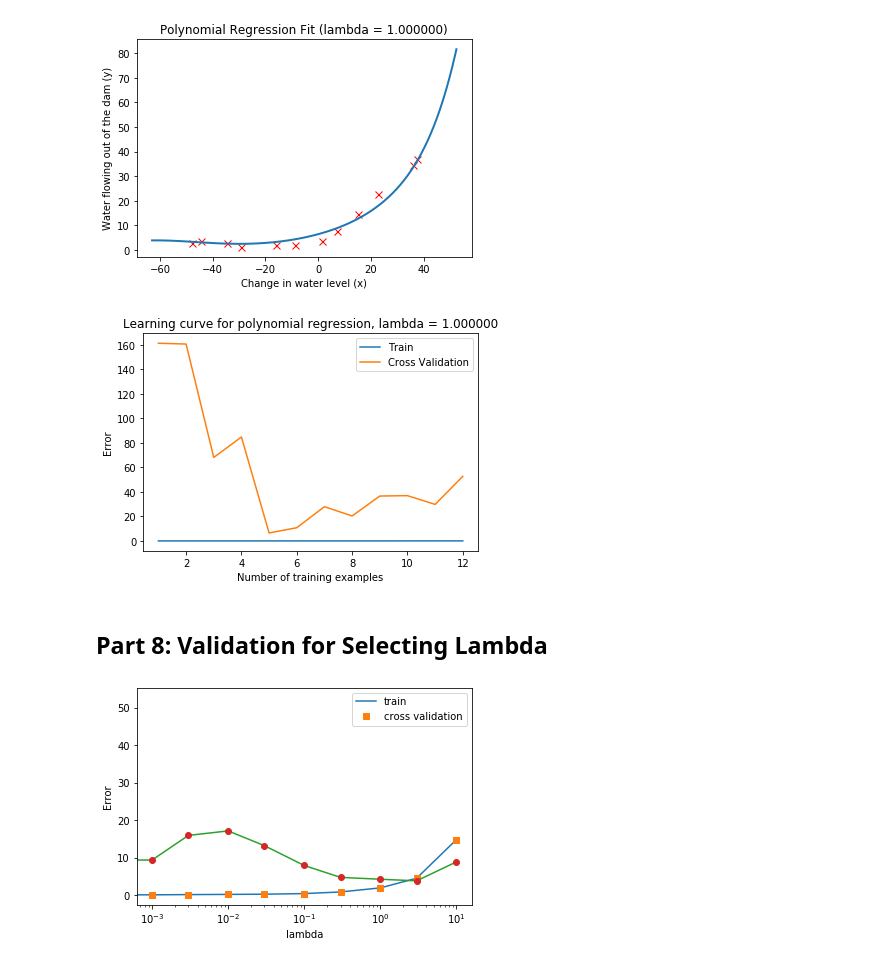
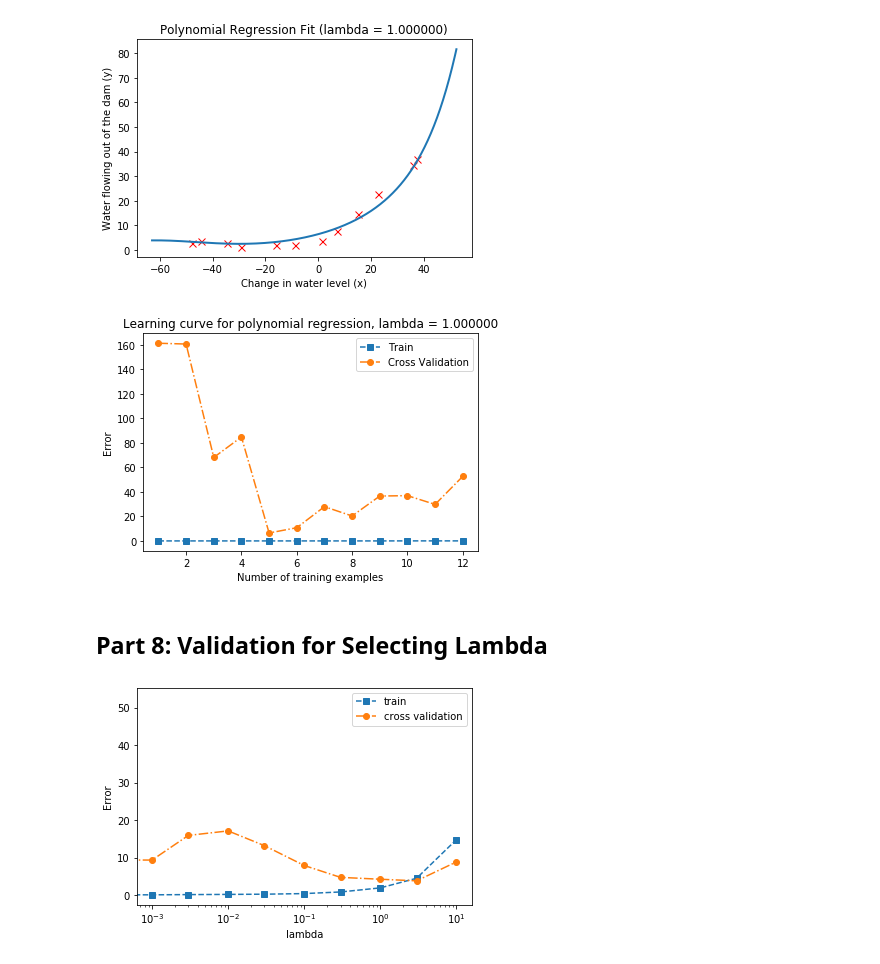
Before and after one commit to Jing-Xiaolong/Coursera-Machine-Learning-Solutions, a Jupyter notebook: ex5.ipynb, the cells around one changed output. Cells and saved outputs as stored; diff of their text form; code cells hidden in the pictures.

```diff
--- a/ex5.ipynb
+++ b/ex5.ipynb
@@ -172,15 +172,15 @@ plt.show()
 [figure]
 # %%
 et, ev = learningCurve(X_poly, y, X_poly_val, yval, 0.)
-plt.plot(np.arange(1,X.shape[0]+1), et)
-plt.plot(np.arange(1,X.shape[0]+1), ev)
+plt.plot(np.arange(1,X.shape[0]+1), et, 's--')
+plt.plot(np.arange(1,X.shape[0]+1), ev, 'o-.')
 plt.legend(['Train', 'Cross Validation'])
 plt.xlabel('Number of training examples')
 plt.ylabel('Error')
 plt.title('Learning curve for polynomial regression, lambda = %f' % lamb)
 plt.show()
 # %% [output]
-[figure, old version]
+[figure, new version]
 # %% [markdown]
 ## Part 8: Validation for Selecting Lambda
 # %%
@@ -201,13 +201,11 @@ def validationCurve(X, y, Xval, yval):
     return lambda_vec, error_train, error_val
 # %%
 lambda_vec, et, ev = validationCurve(X_poly, y, X_poly_val, yval)
-plt.semilogx(lambda_vec, et)
-plt.semilogx(lambda_vec, et, 's')
-plt.semilogx(lambda_vec, ev)
-plt.semilogx(lambda_vec, ev, 'o')
+plt.semilogx(lambda_vec, et, 's--')
+plt.semilogx(lambda_vec, ev, 'o-.')
 plt.legend(['train', 'cross validation'])
 plt.xlabel('lambda')
 plt.ylabel('Error')
 plt.show()
 # %% [output]
-[figure, old version]
+[figure, new version]
```
Also changed, not shown: parts of 1 cell of this notebook.
